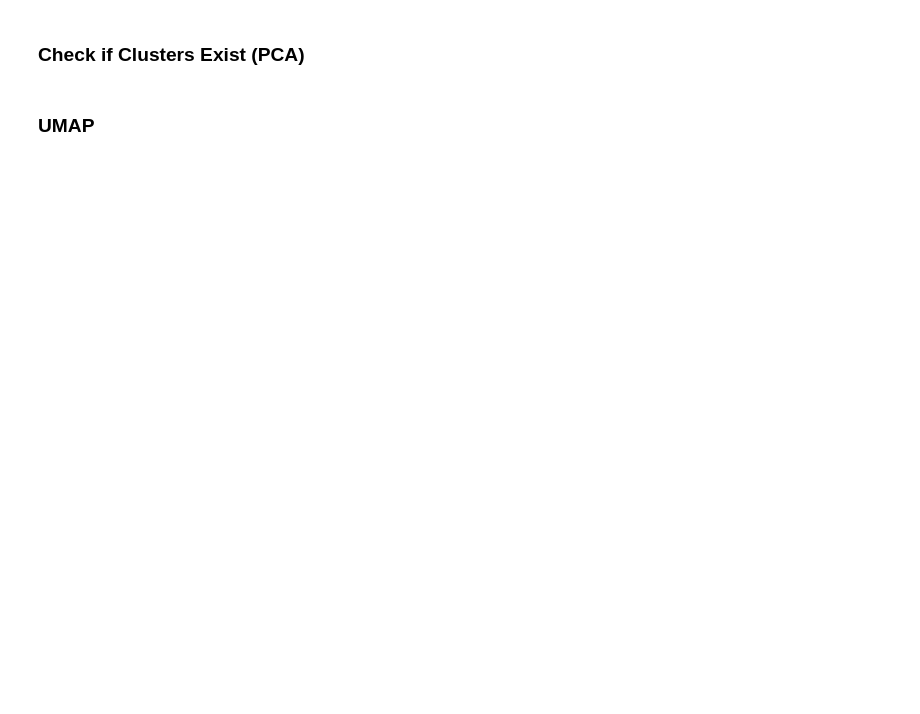
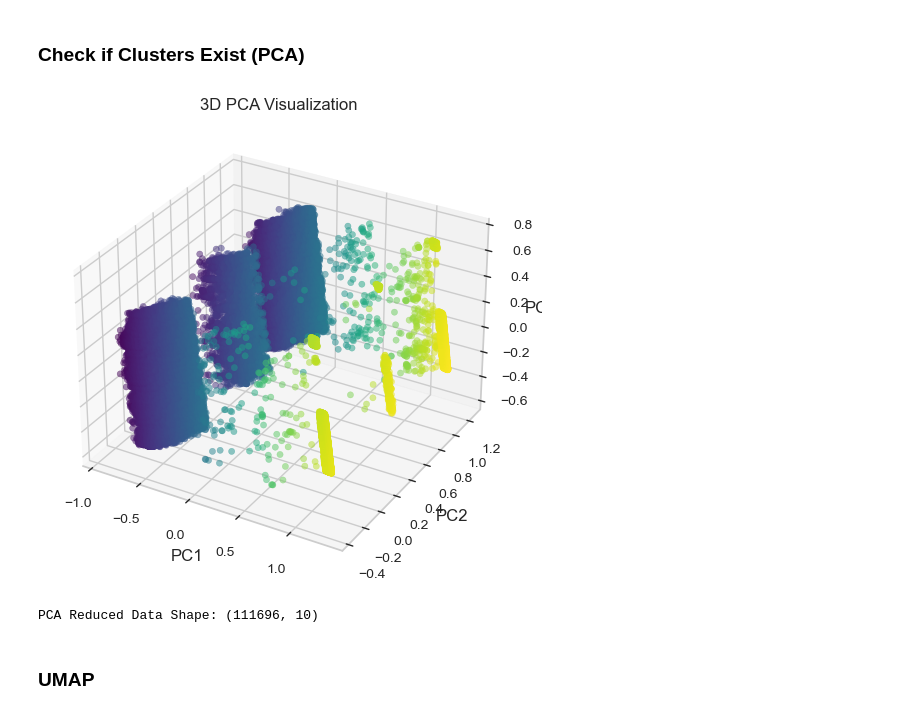
Before and after one commit to gugaaa1904/BC, a Jupyter notebook: Case 1.ipynb, the cells around one changed output. Saved outputs shown, nothing was run; the diff lists cells and outputs as text; code cells hidden in the pictures; blank space fills up the shorter version.

```diff
--- a/Case 1.ipynb
+++ b/Case 1.ipynb
@@ -549,19 +691,22 @@ print(df_pca.head())
 # %% [markdown]
 ### Check if Clusters Exist (PCA)
 # %%
-pca_3d = PCA(n_components=15)
+pca_3d = PCA(n_components=3)
 data_pca_3d = pca_3d.fit_transform(min_max_data)
 
 fig = plt.figure(figsize=(8, 6))
 ax = fig.add_subplot(111, projection='3d')
 ax.scatter(data_pca_3d[:, 0], data_pca_3d[:, 1], data_pca_3d[:, 2], c=data_pca_3d[:, 0], cmap='viridis', alpha=0.5)
 ax.set_xlabel('PC1')
 ax.set_ylabel('PC2')
 ax.set_zlabel('PC3')
 ax.set_title('3D PCA Visualization')
 plt.show()
 
 print(f"PCA Reduced Data Shape: {data_pca.shape}")
+# %% [output]
+[figure, added]
+PCA Reduced Data Shape: (111696, 10)
 # %% [markdown]
 ### UMAP
 # %%
```
Also changed, not shown: parts of 44 cells of this notebook.
